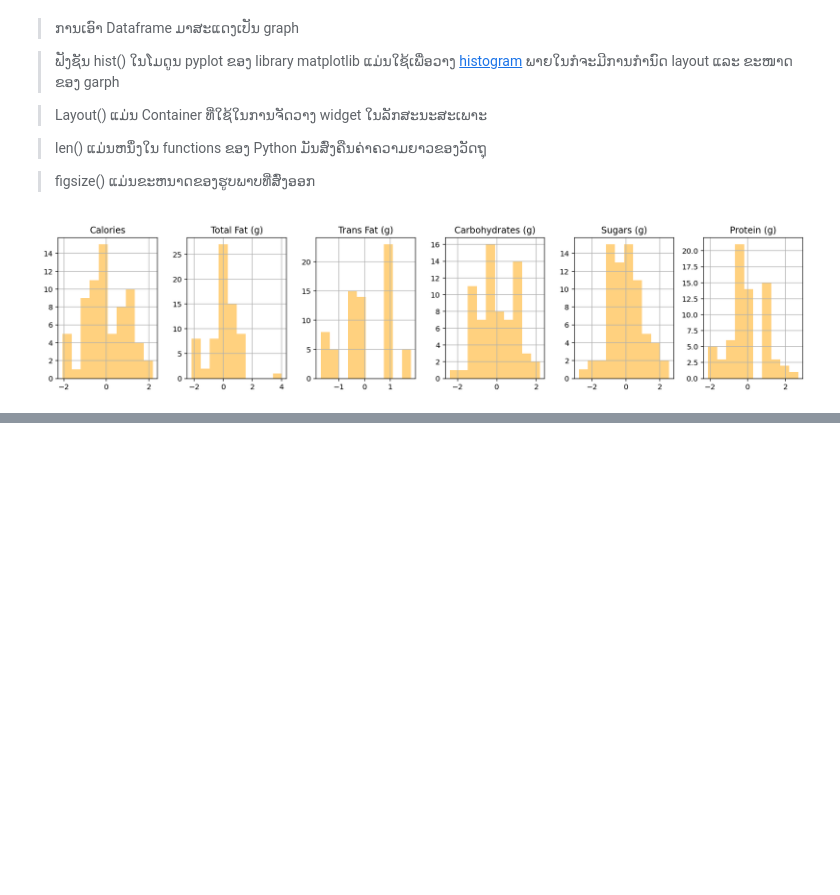
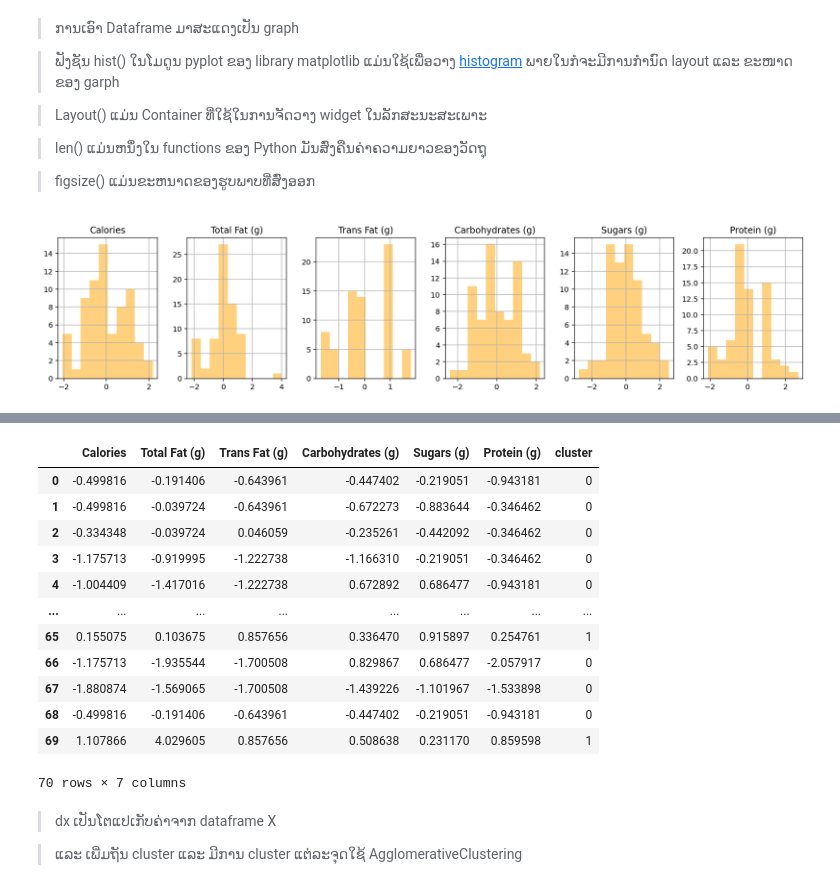
Before and after one commit to Kapongz/Bootstrap-test, a Jupyter notebook: Hierarchical_clustering.ipynb, the cells around one changed output, grey strips where cells are left out. Saved outputs shown, nothing was run; the diff lists cells and outputs as text; code cells hidden in the pictures; blank space fills up the shorter version.

```diff
--- a/Hierarchical_clustering.ipynb
+++ b/Hierarchical_clustering.ipynb
@@ -254,5 +371,26 @@ for i, col in enumerate(cols):
 # %%
 dx=X
 dx['cluster']=hc.labels_
+dx
+# %% [output]
+|  | Calories | Total Fat (g) | Trans Fat (g) | Carbohydrates (g) | Sugars (g) | Protein (g) | cluster |
+| 0 | -0.499816 | -0.191406 | -0.643961 | -0.447402 | -0.219051 | -0.943181 | 0 |
+| 1 | -0.499816 | -0.039724 | -0.643961 | -0.672273 | -0.883644 | -0.346462 | 0 |
+| 2 | -0.334348 | -0.039724 | 0.046059 | -0.235261 | -0.442092 | -0.346462 | 0 |
+| 3 | -1.175713 | -0.919995 | -1.222738 | -1.166310 | -0.219051 | -0.346462 | 0 |
+| 4 | -1.004409 | -1.417016 | -1.222738 | 0.672892 | 0.686477 | -0.943181 | 0 |
+| ... | ... | ... | ... | ... | ... | ... | ... |
+| 65 | 0.155075 | 0.103675 | 0.857656 | 0.336470 | 0.915897 | 0.254761 | 1 |
+| 66 | -1.175713 | -1.935544 | -1.700508 | 0.829867 | 0.686477 | -2.057917 | 0 |
+| 67 | -1.880874 | -1.569065 | -1.700508 | -1.439226 | -1.101967 | -1.533898 | 0 |
+| 68 | -0.499816 | -0.191406 | -0.643961 | -0.447402 | -0.219051 | -0.943181 | 0 |
+| 69 | 1.107866 | 4.029605 | 0.857656 | 0.508638 | 0.231170 | 0.859598 | 1 |
+70 rows × 7 columns
+# %% [markdown]
+
+
+> dx ເປັນໂຕແປເກັບຄ່າຈາກ dataframe X
+
+> ແລະ ເພີ່ມຖັນ cluster ແລະ ມີການ cluster ແຕ່ລະຈຸດໃຊ້ AgglomerativeClustering
 # %%
 df.groupby('cluster').head(3).sort_values('cluster')
```
Also changed, not shown: parts of 34 cells of this notebook.
